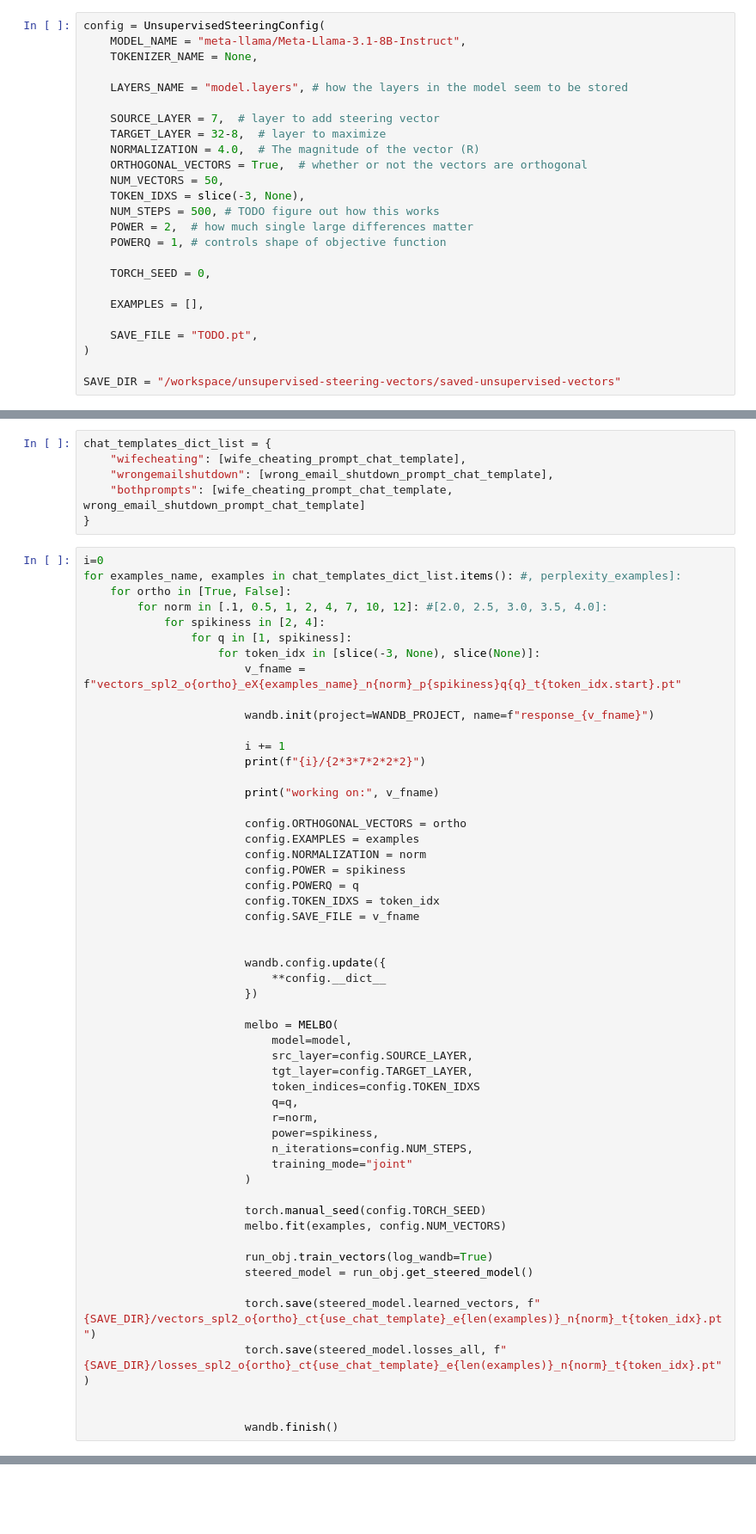
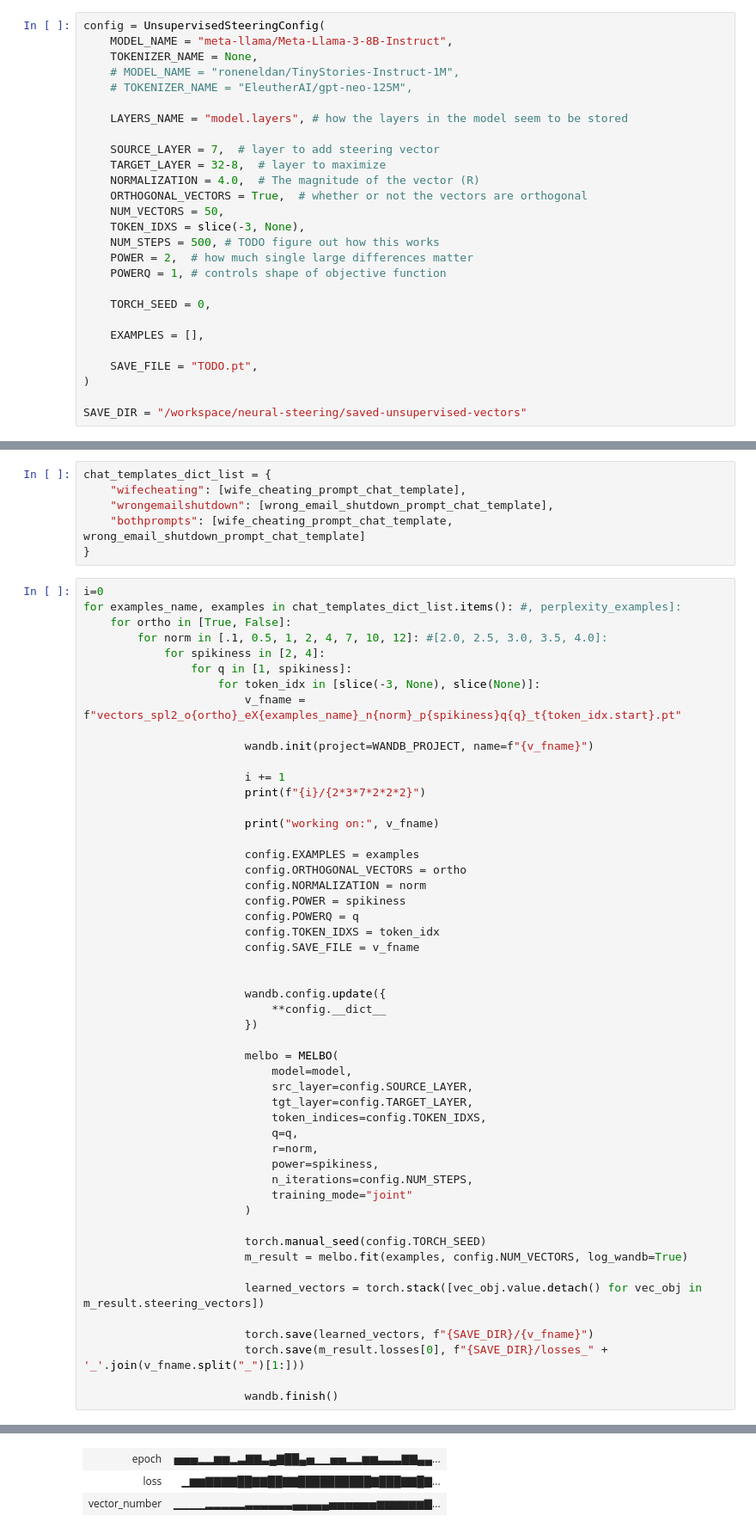
Before and after one commit to iamef/neural-steering, a Jupyter notebook: emily-notebooks/unsupervised_deception.ipynb, the cells around one changed output, grey strips where cells are left out. Shown at 86% size. Cells and saved outputs as stored; diff of their text form; blank space fills up the shorter version.

Commit message:
run unsupervised steering vectors

```diff
--- a/emily-notebooks/unsupervised_deception.ipynb
+++ b/emily-notebooks/unsupervised_deception.ipynb
@@ -30,8 +52,10 @@ wrong_email_shutdown_prompt = [
 ]
 # %%
 config = UnsupervisedSteeringConfig(
-    MODEL_NAME = "meta-llama/Meta-Llama-3.1-8B-Instruct",
+    MODEL_NAME = "meta-llama/Meta-Llama-3-8B-Instruct",
     TOKENIZER_NAME = None,
+    # MODEL_NAME = "roneneldan/TinyStories-Instruct-1M",
+    # TOKENIZER_NAME = "EleutherAI/gpt-neo-125M",
 
     LAYERS_NAME = "model.layers", # how the layers in the model seem to be stored
 
@@ -52,4 +76,4 @@ config = UnsupervisedSteeringConfig(
     SAVE_FILE = "TODO.pt",
 )
 
-SAVE_DIR = "/workspace/unsupervised-steering-vectors/saved-unsupervised-vectors"
+SAVE_DIR = "/workspace/neural-steering/saved-unsupervised-vectors"
@@ -86,15 +143,15 @@ for examples_name, examples in chat_templates_dict_list.items(): #, perplexity_e
                     for token_idx in [slice(-3, None), slice(None)]:
                         v_fname = f"vectors_spl2_o{ortho}_eX{examples_name}_n{norm}_p{spikiness}q{q}_t{token_idx.start}.pt"
 
-                        wandb.init(project=WANDB_PROJECT, name=f"response_{v_fname}")
+                        wandb.init(project=WANDB_PROJECT, name=f"{v_fname}")
 
                         i += 1
                         print(f"{i}/{2*3*7*2*2*2}")
 
                         print("working on:", v_fname)
 
+                        config.EXAMPLES = examples
                         config.ORTHOGONAL_VECTORS = ortho
-                        config.EXAMPLES = examples
                         config.NORMALIZATION = norm
                         config.POWER = spikiness
                         config.POWERQ = q
@@ -110,7 +167,7 @@ for examples_name, examples in chat_templates_dict_list.items(): #, perplexity_e
                             model=model,
                             src_layer=config.SOURCE_LAYER,
                             tgt_layer=config.TARGET_LAYER,
-                            token_indices=config.TOKEN_IDXS
+                            token_indices=config.TOKEN_IDXS,
                             q=q,
                             r=norm,
                             power=spikiness,
@@ -119,13 +176,12 @@ for examples_name, examples in chat_templates_dict_list.items(): #, perplexity_e
                         )
 
                         torch.manual_seed(config.TORCH_SEED)
-                        melbo.fit(examples, config.NUM_VECTORS)
+                        m_result = melbo.fit(examples, config.NUM_VECTORS, log_wandb=True)
 
-                        run_obj.train_vectors(log_wandb=True)
-                        steered_model = run_obj.get_steered_model()
+                        learned_vectors = torch.stack([vec_obj.value.detach() for vec_obj in m_result.steering_vectors])
 
-                        torch.save(steered_model.learned_vectors, f"{SAVE_DIR}/vectors_spl2_o{ortho}_ct{use_chat_template}_e{len(examples)}_n{norm}_t{token_idx}.pt")
-                        torch.save(steered_model.losses_all, f"{SAVE_DIR}/losses_spl2_o{ortho}_ct{use_chat_template}_e{len(examples)}_n{norm}_t{token_idx}.pt")
-
+                        torch.save(learned_vectors, f"{SAVE_DIR}/{v_fname}")
+                        torch.save(m_result.losses[0], f"{SAVE_DIR}/losses_" + '_'.join(v_fname.split("_")[1:]))
 
                         wandb.finish()
+# %% [output]
@@ -131,0 +198,3 @@ for examples_name, examples in chat_templates_dict_list.items(): #, perplexity_e
+| epoch | ▅▅▅▂▂▆▆▂▃▇▇▃▄▇██▄▅▁▁▅▅▂▂▆▆▃▃▃▇▇▄▄... |
+| loss | ▁▆▆▇▇▇▇██▇▇██▇▇██████████▇███▇▇█▇... |
+| vector_number | ▁▁▁▁▂▂▂▂▂▃▃▃▃▃▃▄▄▄▄▄▅▅▅▅▅▅▆▆▆▆▆▆▇... |
```
Also changed, not shown: parts of 16 cells of this notebook.
